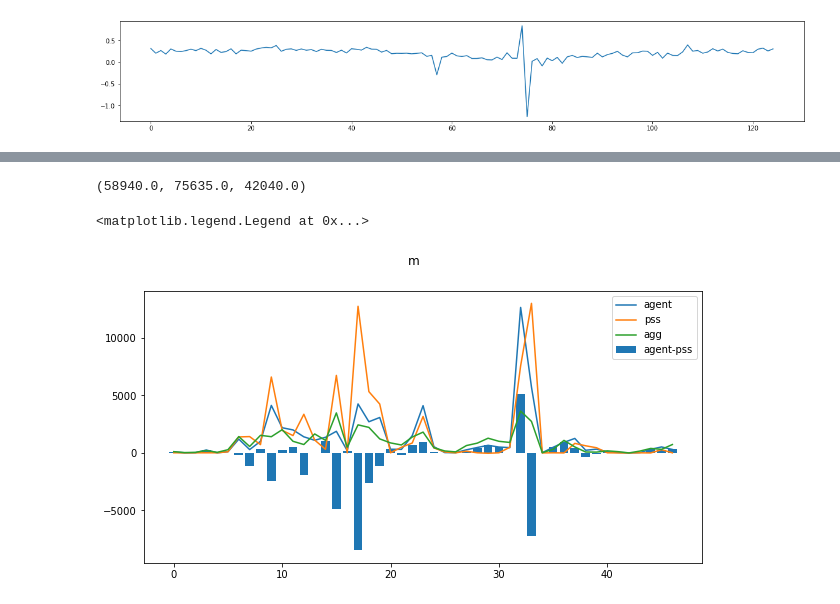
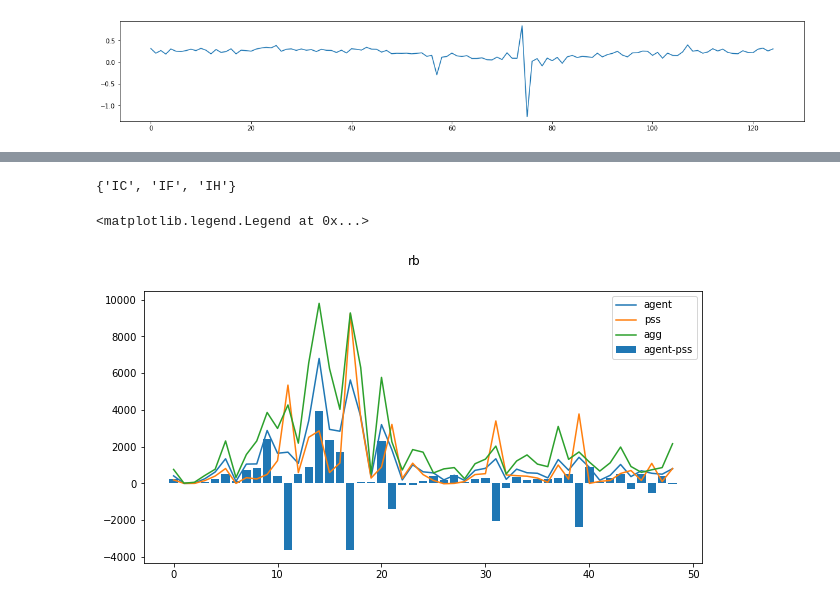
Before and after one commit to irides777/trader, a Jupyter notebook: pic.ipynb, the cells around one changed output, grey strips where cells are left out. Cells and saved outputs as stored; diff of their text form; code cells hidden in the pictures.

```diff
--- a/pic.ipynb
+++ b/pic.ipynb
@@ -189,19 +213,23 @@ data = pd.read_csv(f'res/{obj}/trade/sum.csv')
 # %%
-data.drl.sum(), data.pss.sum(), data['agg'].sum()
 # data = data.set_index(data.date.astype('str'))
+set(objs)-set(fin)
 # %% [output]
-(58940.0, 75635.0, 42040.0)
+{'IC', 'IF', 'IH'}
 # %%
+obj = 'rb'
+data = pd.read_csv(f'res/{obj}/trade/sum.csv')
 fig, ax = plt.subplots(figsize=(10,5))
 ax.plot(data.index, data.drl, label='agent')
 ax.plot(data.index,data.pss, label='pss')
 ax.plot(data.index,data['agg'], label='agg')
 ax.bar(data.index, data.drl-data.pss, label='agent-pss')
 # ax2 = ax.twinx()
 # ax2.plot(data.index,data.avg_drl_sec, label='avg_drl_sec')
 # ax2.plot(data.index,data.avg_pss_sec, label='avg_drl_sec')
 plt.suptitle(obj)
+ax2 = plt.subplot()
+ax2.plot(data.index, data.drl, label='agent')
 plt.legend()
 # %% [output]
 <matplotlib.legend.Legend at 0x...>
-[figure, old version]
+[figure, new version]
```
Also changed, not shown: parts of 4 cells of this notebook, 4 other files.
